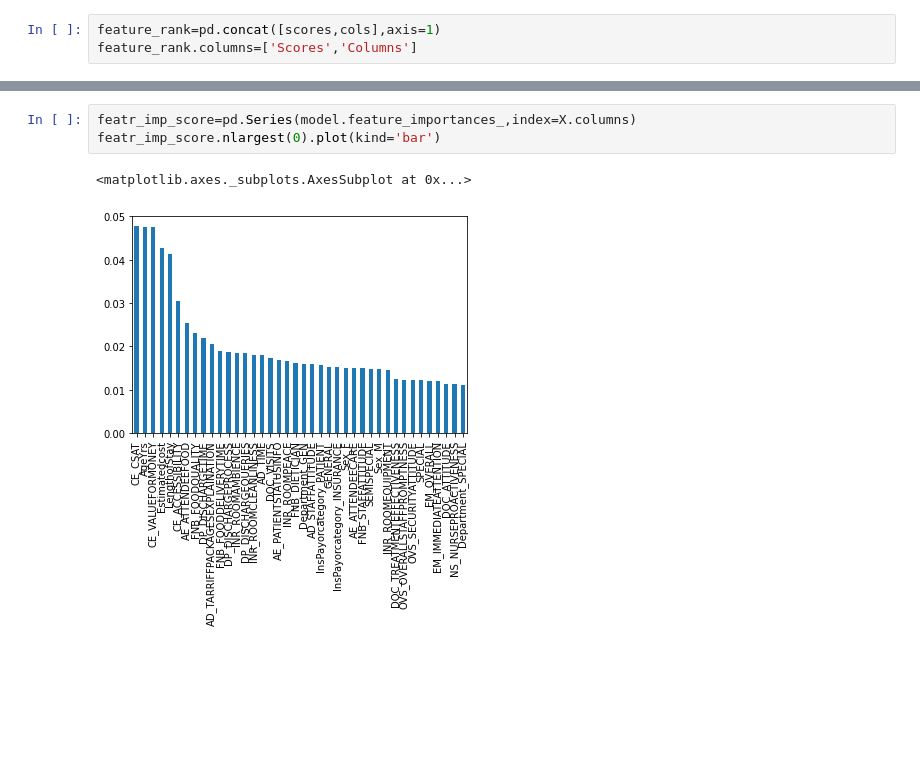
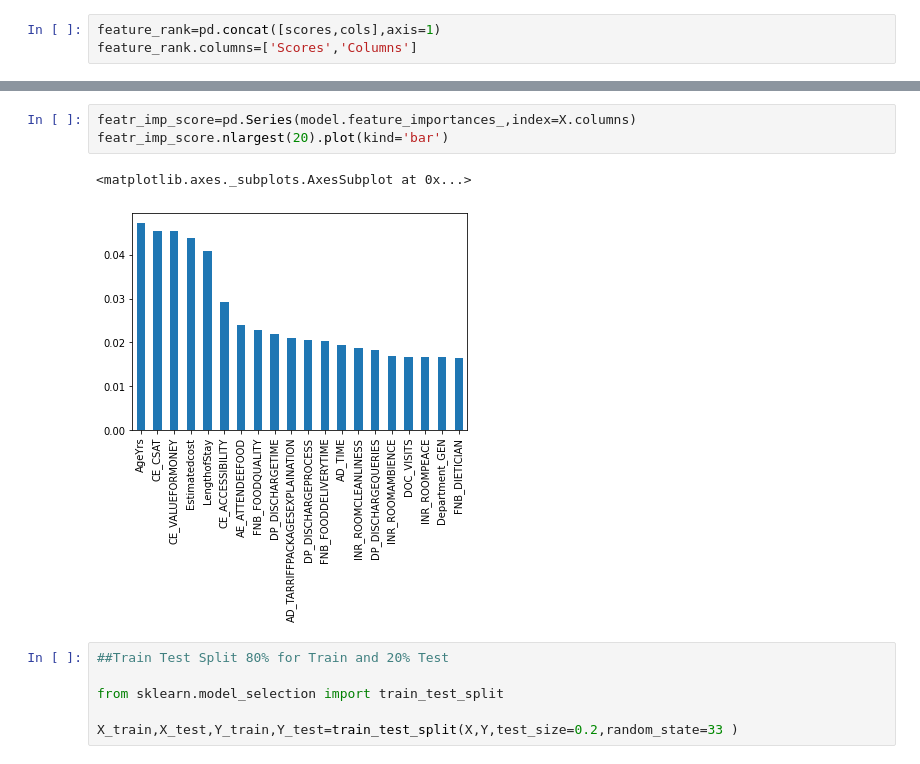
Before and after one commit to manthra16695/Code-360, a Jupyter notebook: Manipal_Hospitals.ipynb, the cells around one changed output, grey strips where cells are left out. Saved outputs shown, nothing was run; the diff lists cells and outputs as text; blank space fills up the shorter version.

```diff
--- a/Manipal_Hospitals.ipynb
+++ b/Manipal_Hospitals.ipynb
@@ -526,6 +525,12 @@ print(model.feature_importances_)
 # %%
 featr_imp_score=pd.Series(model.feature_importances_,index=X.columns)
-featr_imp_score.nlargest(0).plot(kind='bar')
+featr_imp_score.nlargest(20).plot(kind='bar')
 # %% [output]
 <matplotlib.axes._subplots.AxesSubplot at 0x...>
-[figure, old version]
+[figure, new version]
+# %%
+##Train Test Split 80% for Train and 20% Test
+
+from sklearn.model_selection import train_test_split
+
+X_train,X_test,Y_train,Y_test=train_test_split(X,Y,test_size=0.2,random_state=33 )
```
Also changed, not shown: parts of 15 cells of this notebook.
